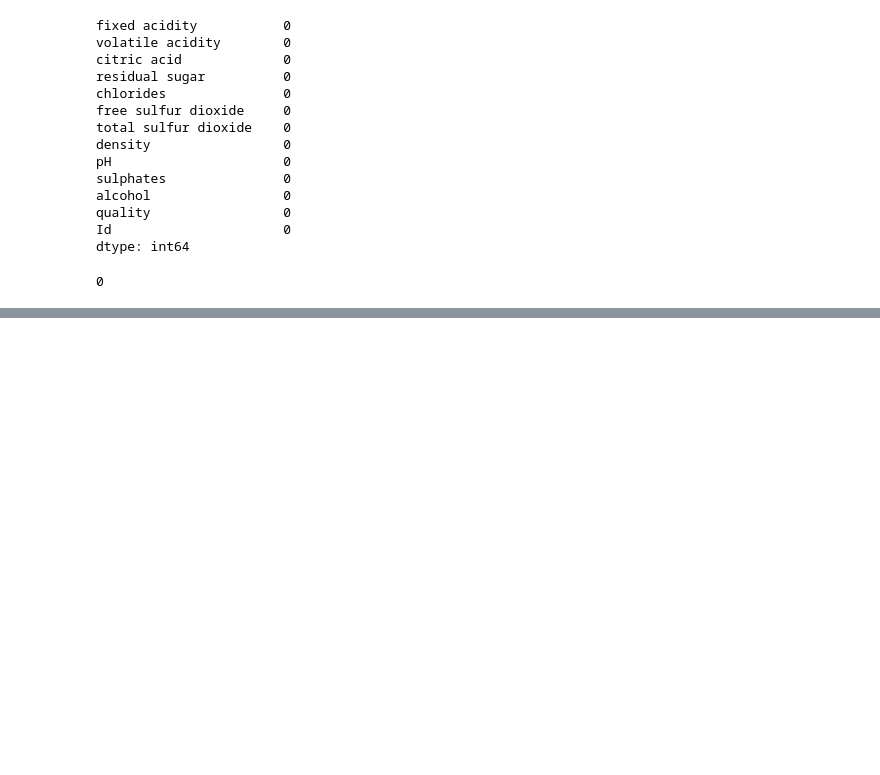
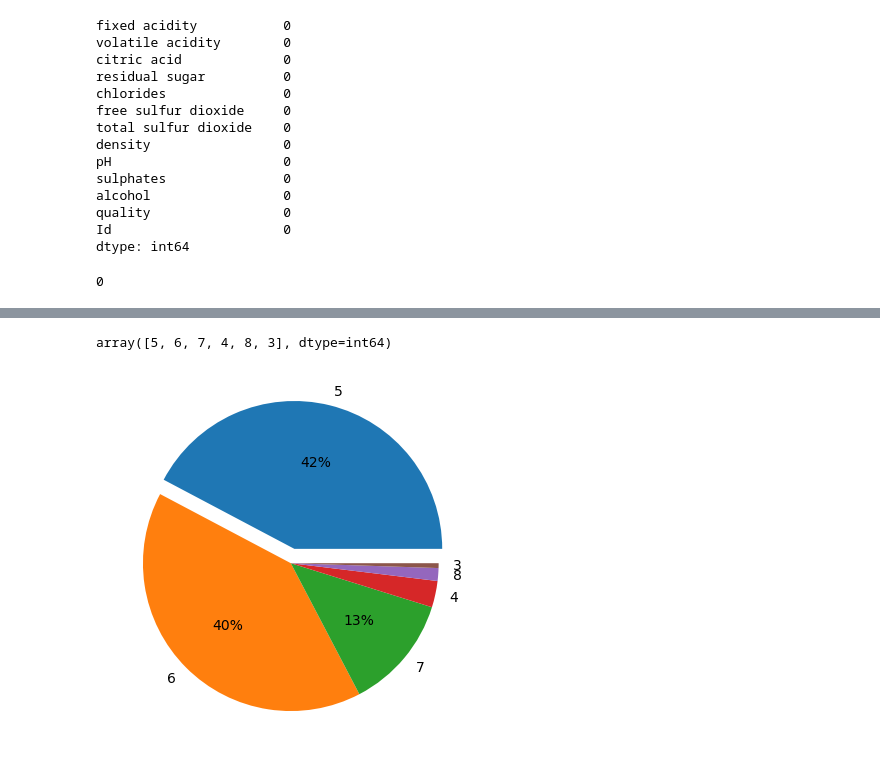
Before and after one commit to NancyArmah/Wine_Quality_Classification, a Jupyter notebook: wine_quality.ipynb, the cells around one changed output, grey strips where cells are left out. Drawn from its saved outputs; the diff is of its cells as text; code cells hidden in the pictures; blank space fills up the shorter version.

```diff
--- a/wine_quality.ipynb
+++ b/wine_quality.ipynb
@@ -79,0 +97,11 @@ data.duplicated().sum()
+# %%
+data['quality'].unique()
+# %% [output]
+array([5, 6, 7, 4, 8, 3], dtype=int64)
+# %%
+explode = [0.1, 0, 0, 0, 0, 0]
+autopct=lambda pct: '{:.0f}%'.format(pct) if pct > 10 else ''
+plt.pie(data['quality'].value_counts(), labels=data['quality'].unique(), explode=explode, autopct=autopct)
+plt.show()
+# %% [output]
+[figure, added]
```
Also changed, not shown: parts of 5 cells of this notebook.
